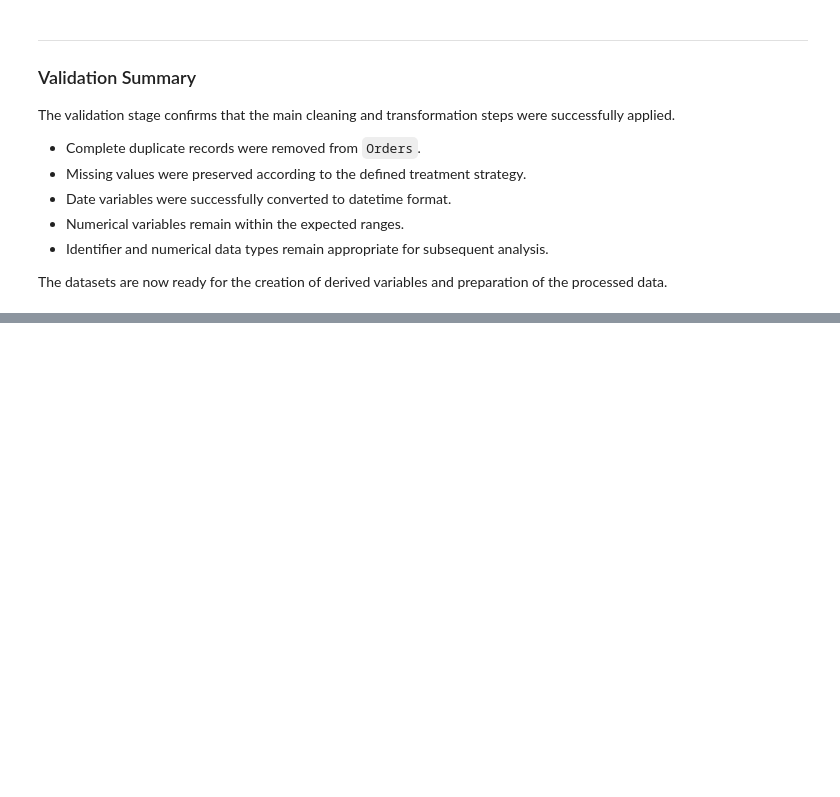
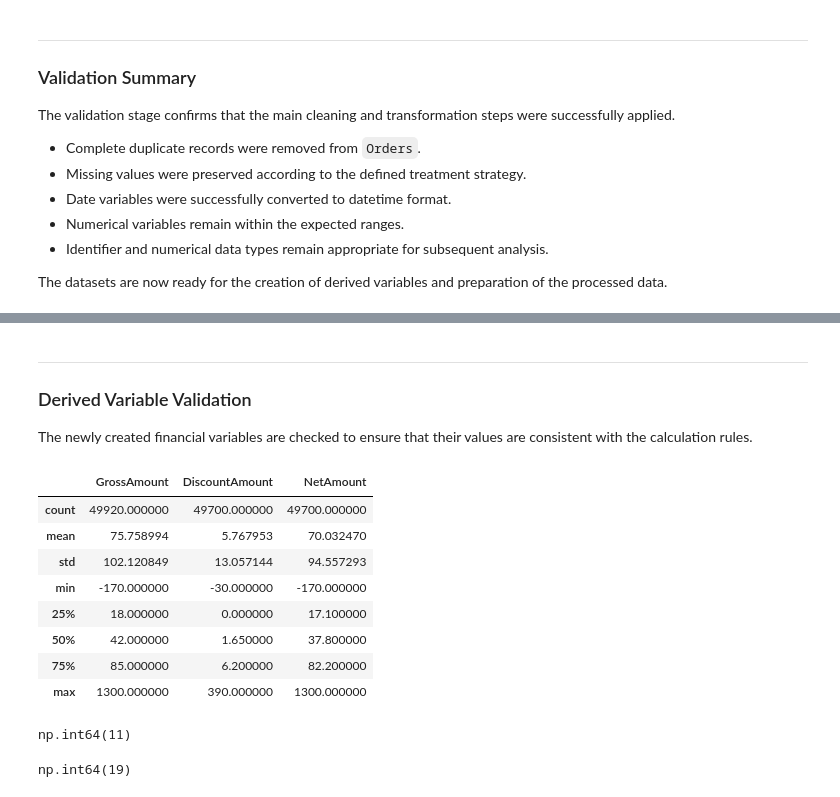
Before and after one commit to IsacFreitaas/ecommerce-business-analytics, a Jupyter notebook: notebooks/02_data_cleaning.ipynb, the cells around one changed output, grey strips where cells are left out. Drawn from its saved outputs; the diff is of its cells as text; code cells hidden in the pictures; blank space fills up the shorter version.

Commit message:
feat: create transaction-level derived variables

```diff
--- a/notebooks/02_data_cleaning.ipynb
+++ b/notebooks/02_data_cleaning.ipynb
@@ -658,0 +787,32 @@ The datasets are now ready for the creation of derived variables and preparation
+# %% [markdown]
+-----
+### Derived Variable Validation
+
+The newly created financial variables are checked to ensure that their values are consistent with the calculation rules.
+# %%
+orders_with_products[
+    ["GrossAmount", "DiscountAmount", "NetAmount"]
+].describe()
+# %% [output]
+|  | GrossAmount | DiscountAmount | NetAmount |
+| count | 49920.000000 | 49700.000000 | 49700.000000 |
+| mean | 75.758994 | 5.767953 | 70.032470 |
+| std | 102.120849 | 13.057144 | 94.557293 |
+| min | -170.000000 | -30.000000 | -170.000000 |
+| 25% | 18.000000 | 0.000000 | 17.100000 |
+| 50% | 42.000000 | 1.650000 | 37.800000 |
+| 75% | 85.000000 | 6.200000 | 82.200000 |
+| max | 1300.000000 | 390.000000 | 1300.000000 |
+# %%
+(
+    orders_with_products["NetAmount"]
+    > orders_with_products["GrossAmount"]
+).sum()
+# %% [output]
+np.int64(11)
+# %%
+(
+    orders_with_products["NetAmount"] < 0
+).sum()
+# %% [output]
+np.int64(19)
```
Also changed, not shown: parts of 17 cells of this notebook.
